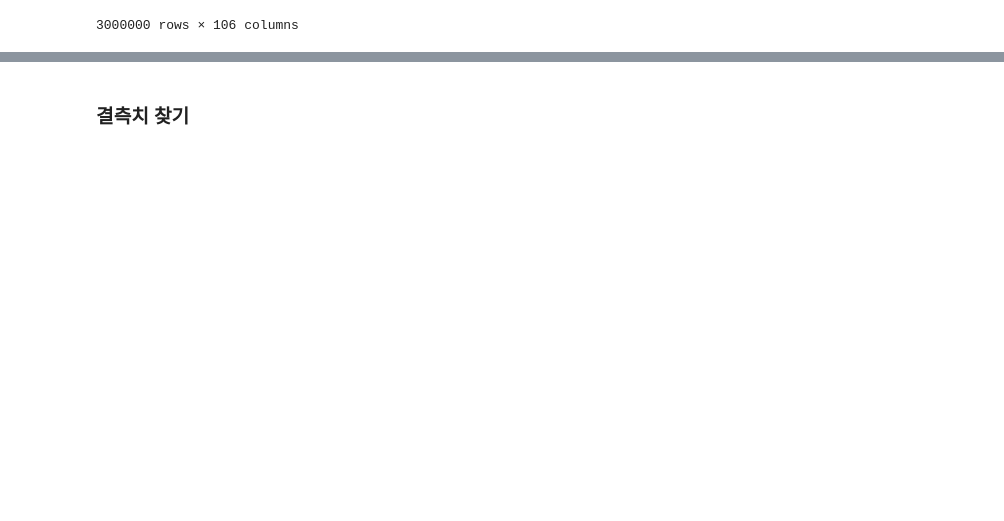
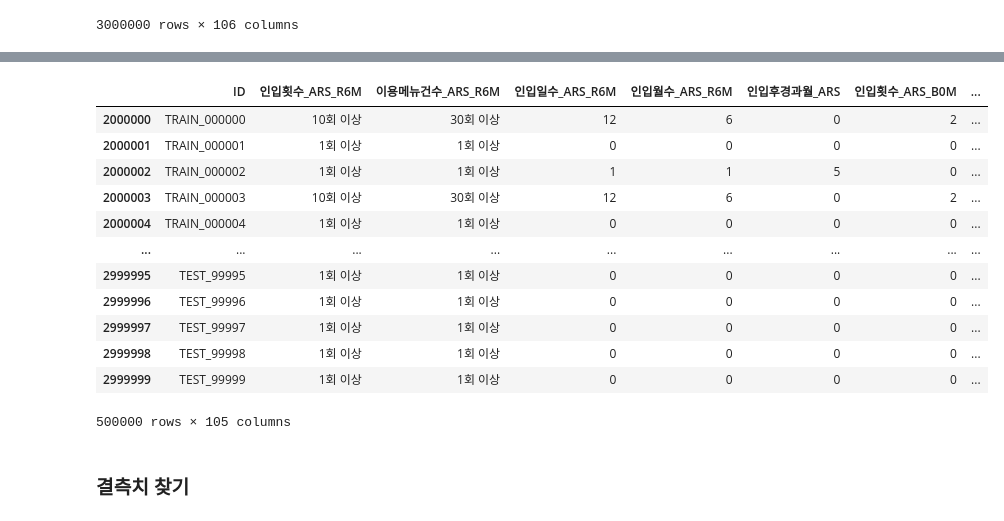
Before and after one commit to ming111777/dung2, a Jupyter notebook: Final project/전처리/채널정보 전처리.ipynb, the cells around one changed output, grey strips where cells are left out. Cells and saved outputs as stored; diff of their text form; code cells hidden in the pictures; blank space fills up the shorter version.

```diff
--- a/Final project/전처리/채널정보 전처리.ipynb
+++ b/Final project/전처리/채널정보 전처리.ipynb
@@ -104,3 +122,21 @@ df
+# %%
+# 기준년월 컬럼 제거
+df.drop(columns=['기준년월'], inplace=True)
+df
+# %% [output]
+|  | ID | 인입횟수_ARS_R6M | 이용메뉴건수_ARS_R6M | 인입일수_ARS_R6M | 인입월수_ARS_R6M | 인입후경과월_ARS | 인입횟수_ARS_B0M | ... |
+| 2000000 | TRAIN_000000 | 10회 이상 | 30회 이상 | 12 | 6 | 0 | 2 | ... |
+| 2000001 | TRAIN_000001 | 1회 이상 | 1회 이상 | 0 | 0 | 0 | 0 | ... |
+| 2000002 | TRAIN_000002 | 1회 이상 | 1회 이상 | 1 | 1 | 5 | 0 | ... |
+| 2000003 | TRAIN_000003 | 10회 이상 | 30회 이상 | 12 | 6 | 0 | 2 | ... |
+| 2000004 | TRAIN_000004 | 1회 이상 | 1회 이상 | 0 | 0 | 0 | 0 | ... |
+| ... | ... | ... | ... | ... | ... | ... | ... | ... |
+| 2999995 | TEST_99995 | 1회 이상 | 1회 이상 | 0 | 0 | 0 | 0 | ... |
+| 2999996 | TEST_99996 | 1회 이상 | 1회 이상 | 0 | 0 | 0 | 0 | ... |
+| 2999997 | TEST_99997 | 1회 이상 | 1회 이상 | 0 | 0 | 0 | 0 | ... |
+| 2999998 | TEST_99998 | 1회 이상 | 1회 이상 | 0 | 0 | 0 | 0 | ... |
+| 2999999 | TEST_99999 | 1회 이상 | 1회 이상 | 0 | 0 | 0 | 0 | ... |
+500000 rows × 105 columns
 # %% [markdown]
 ### 결측치 찾기
 # %%
```
Also changed, not shown: parts of 10 cells of this notebook, 21 other files.
